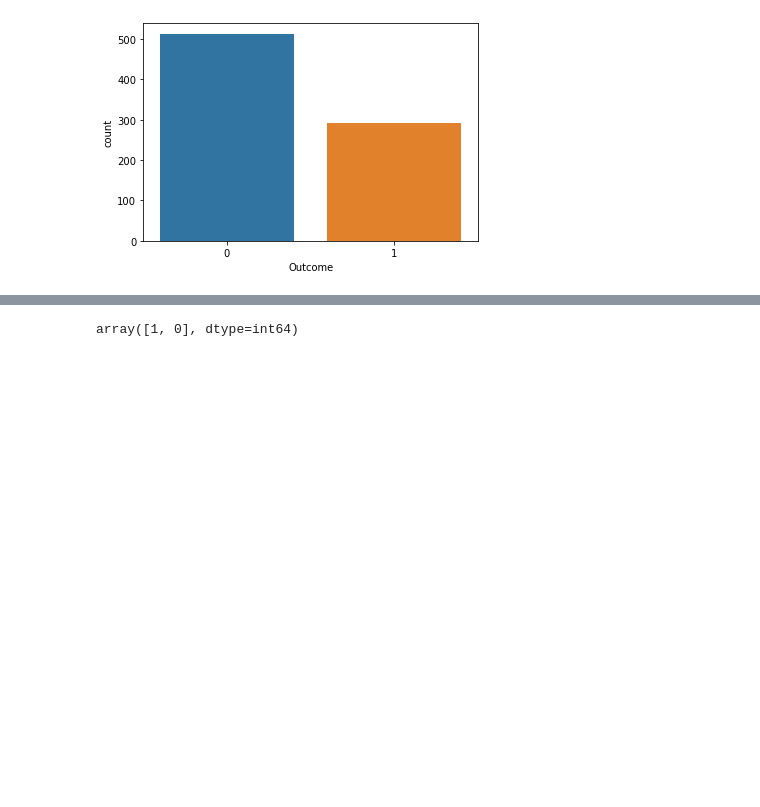
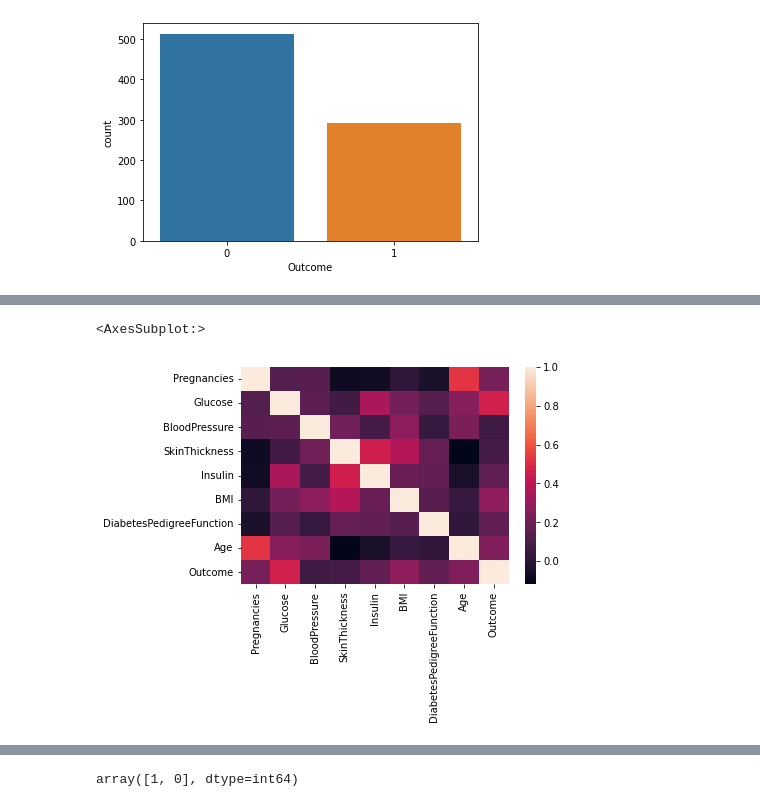
Before and after one commit to himashatw/ML_Assignment2_IT19016962_IT19136370_IT19131016_IT19753140, a Jupyter notebook: diabete.ipynb, the cells around one changed output, grey strips where cells are left out. Drawn from its saved outputs; the diff is of its cells as text; code cells hidden in the pictures; blank space fills up the shorter version.

Commit message:
accuracy comparision table and heatmap dataset

```diff
--- a/diabete.ipynb
+++ b/diabete.ipynb
@@ -167,3 +181,9 @@ sns.countplot(x='Outcome',data=finalDataset)
+# %%
+#Heat map for the dataset
+sns.heatmap(finalDataset.corr())
+# %% [output]
+<AxesSubplot:>
+[figure, added]
 # %%
 #Drops Column that is not helpful for the analysis
 finalDataset.drop(['MaritalStatus'], axis=1, inplace=True)
```
Also changed, not shown: parts of 8 cells of this notebook.
